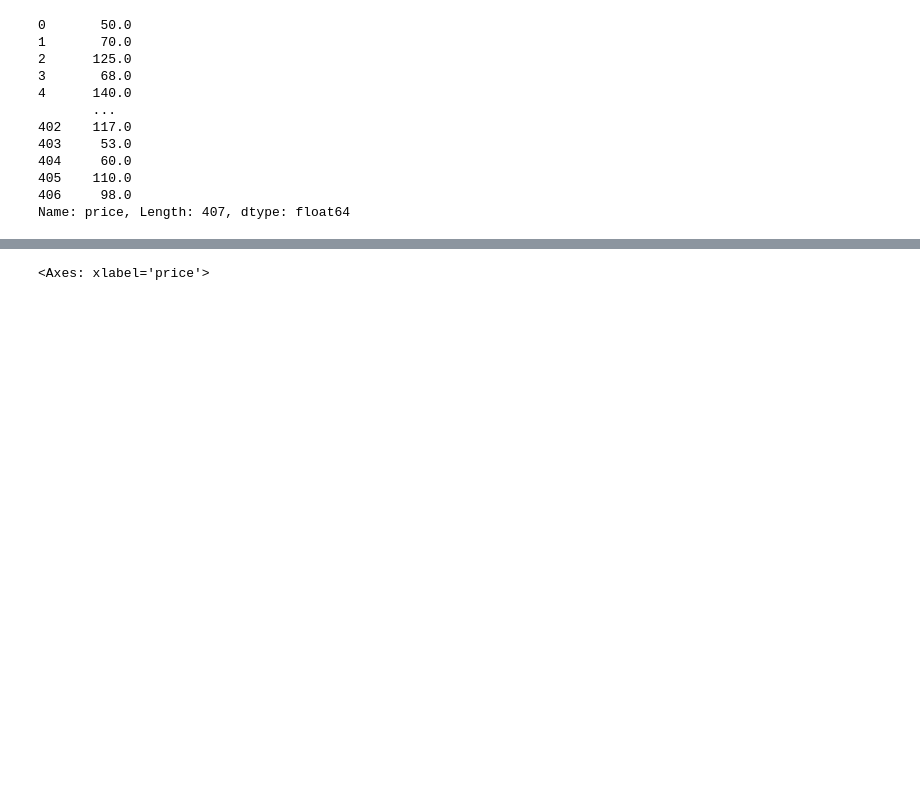
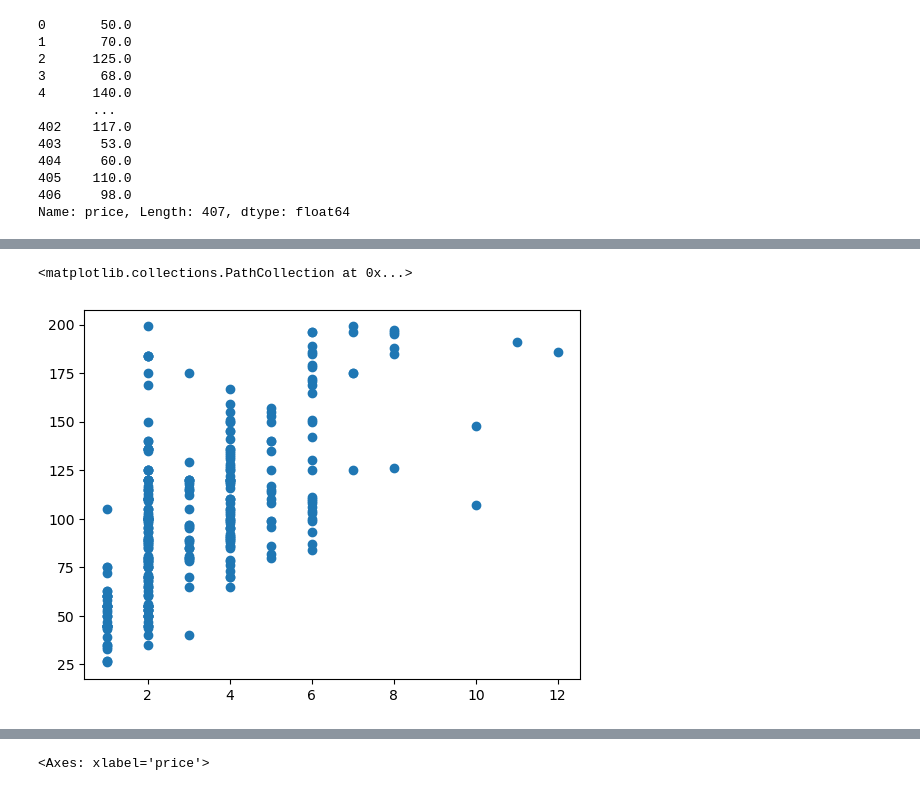
Before and after one commit to hemadamostafa/EDA-Project, a Jupyter notebook: Main File.ipynb, the cells around one changed output, grey strips where cells are left out. Cells and saved outputs as stored; diff of their text form; code cells hidden in the pictures; blank space fills up the shorter version.

```diff
--- a/Main File.ipynb
+++ b/Main File.ipynb
@@ -200,3 +202,18 @@ listings_d["price"]
 405    110.0
 406     98.0
 Name: price, Length: 407, dtype: float64
+# %%
+# I wanna have a look if each the places that have the same accommodate are having the same range of price or not
+# Also the regular range of prices
+
+#cross_tab = pd.crosstab(listings_d['accommodates'], listings_d['price'])
+
+listing_remove_far_prices = listings_d
+listing_remove_far_prices = listing_remove_far_prices[listing_remove_far_prices["price"]<200] # for getting the repeated range
+
+cross_tab = pd.crosstab(listing_remove_far_prices['accommodates'], listing_remove_far_prices['price'])
+cross_tab
+
+# Here we discover 2 things :
+#1 the extremely high prices are all very big accommodates cause in this cross tabular the heist price and accommodate are 200$, 2
+#2 There's a gradient in the prices cause higher accommodate mean higher prices and u can also see the same thing is the next chart
@@ -202,0 +234,5 @@ Name: price, Length: 407, dtype: float64
+# %%
+plt.scatter(listing_remove_far_prices['accommodates'], listing_remove_far_prices['price']) # no no not this ;(
+# %% [output]
+<matplotlib.collections.PathCollection at 0x...>
+[figure, added]
```
Also changed, not shown: parts of 37 cells of this notebook.
